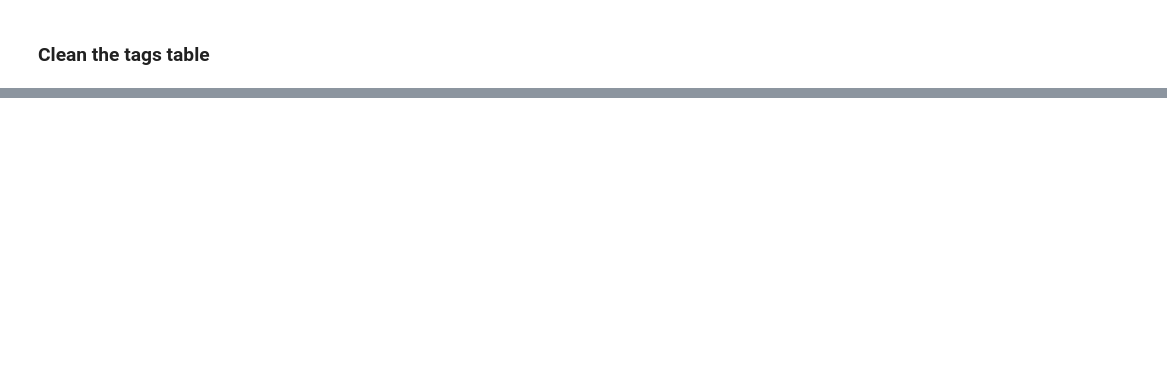
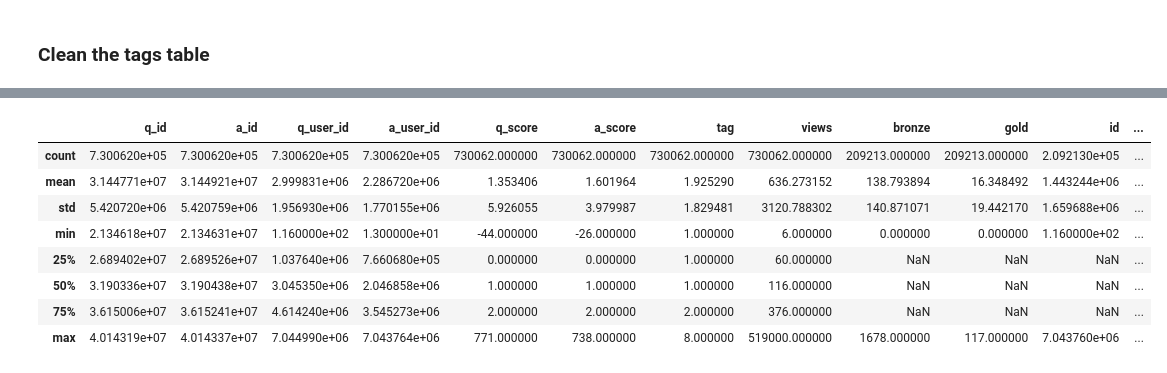
Before and after one commit to plim0793/classifying_stackoverflow_questions, a Jupyter notebook: mcnulty_lim_paul_classification.ipynb, the cells around one changed output, grey strips where cells are left out. Saved outputs shown, nothing was run; the diff lists cells and outputs as text; code cells hidden in the pictures; blank space fills up the shorter version.

```diff
--- a/mcnulty_lim_paul_classification.ipynb
+++ b/mcnulty_lim_paul_classification.ipynb
@@ -177,0 +415,12 @@ tags_clean.head()
+# %%
+df_modeling.describe()
+# %% [output]
+|  | q_id | a_id | q_user_id | a_user_id | q_score | a_score | tag | views | bronze | gold | id | ... |
+| count | 7.300620e+05 | 7.300620e+05 | 7.300620e+05 | 7.300620e+05 | 730062.000000 | 730062.000000 | 730062.000000 | 730062.000000 | 209213.000000 | 209213.000000 | 2.092130e+05 | ... |
+| mean | 3.144771e+07 | 3.144921e+07 | 2.999831e+06 | 2.286720e+06 | 1.353406 | 1.601964 | 1.925290 | 636.273152 | 138.793894 | 16.348492 | 1.443244e+06 | ... |
+| std | 5.420720e+06 | 5.420759e+06 | 1.956930e+06 | 1.770155e+06 | 5.926055 | 3.979987 | 1.829481 | 3120.788302 | 140.871071 | 19.442170 | 1.659688e+06 | ... |
+| min | 2.134618e+07 | 2.134631e+07 | 1.160000e+02 | 1.300000e+01 | -44.000000 | -26.000000 | 1.000000 | 6.000000 | 0.000000 | 0.000000 | 1.160000e+02 | ... |
+| 25% | 2.689402e+07 | 2.689526e+07 | 1.037640e+06 | 7.660680e+05 | 0.000000 | 0.000000 | 1.000000 | 60.000000 | NaN | NaN | NaN | ... |
+| 50% | 3.190336e+07 | 3.190438e+07 | 3.045350e+06 | 2.046858e+06 | 1.000000 | 1.000000 | 1.000000 | 116.000000 | NaN | NaN | NaN | ... |
+| 75% | 3.615006e+07 | 3.615241e+07 | 4.614240e+06 | 3.545273e+06 | 2.000000 | 2.000000 | 2.000000 | 376.000000 | NaN | NaN | NaN | ... |
+| max | 4.014319e+07 | 4.014337e+07 | 7.044990e+06 | 7.043764e+06 | 771.000000 | 738.000000 | 8.000000 | 519000.000000 | 1678.000000 | 117.000000 | 7.043760e+06 | ... |
```
Also changed, not shown: parts of 120 cells of this notebook.
